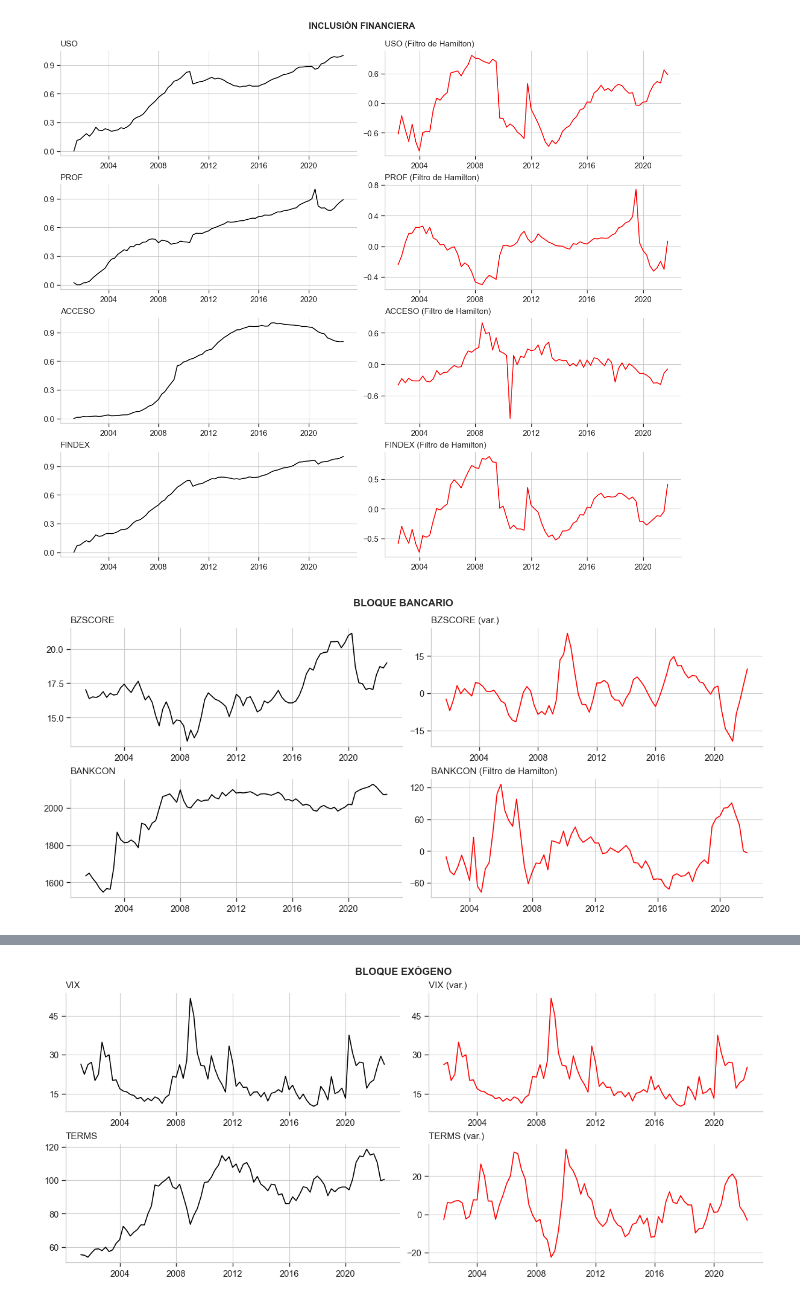
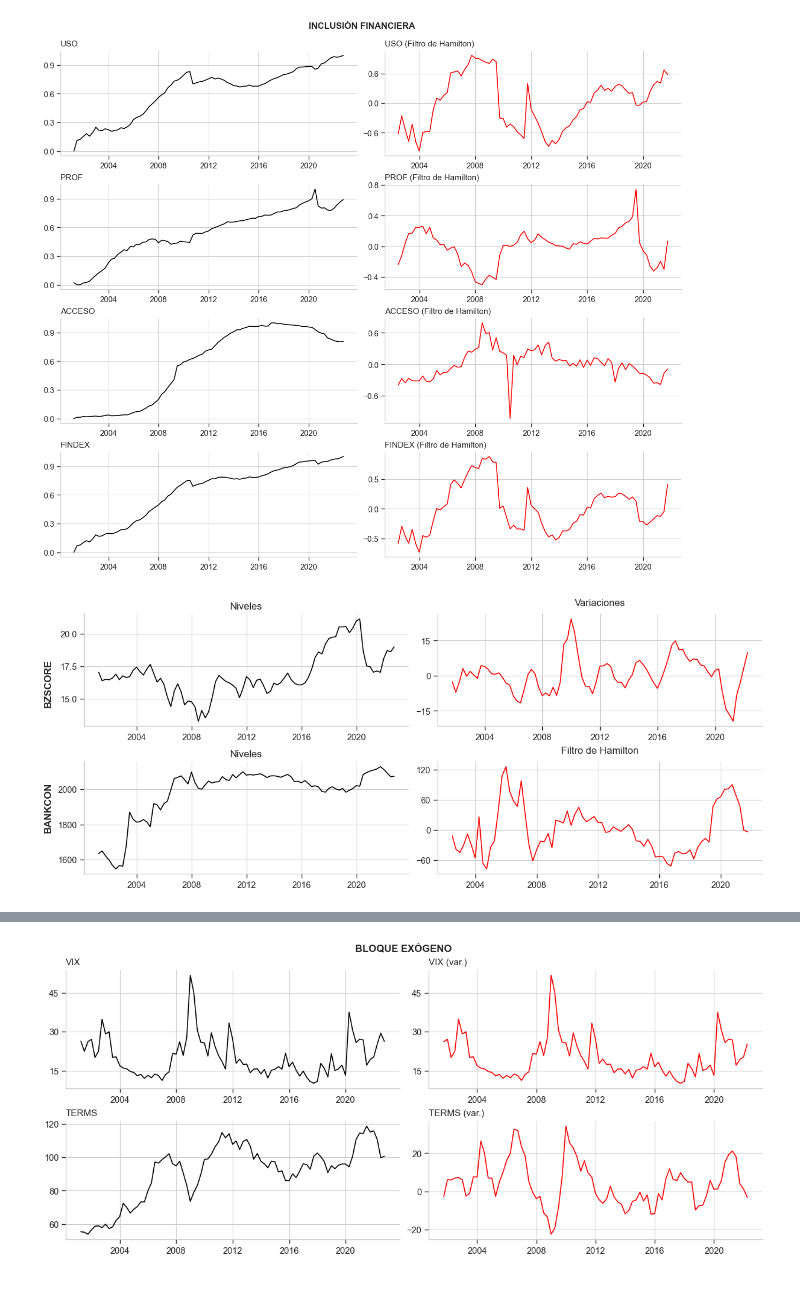
Before and after one commit to GabrielDelCarpio/Tesis-paper, a Jupyter notebook: Data y gráficos/PCA/PCA_python 2.ipynb, the cells around one changed output, grey strips where cells are left out. Cells and saved outputs as stored; diff of their text form; code cells hidden in the pictures.

```diff
--- a/Data y gráficos/PCA/PCA_python 2.ipynb
+++ b/Data y gráficos/PCA/PCA_python 2.ipynb
@@ -478,55 +523,49 @@ plt.show()
 # %%
 plt.style.use('seaborn-v0_8-whitegrid')
 sns.set_context("paper", font_scale=1.2)
 
 # Variables
 variables = ["BZSCORE", "BANKCON"]
 n = len(variables)
 
 # Crear figura y ejes
 fig, axes = plt.subplots(nrows=n, ncols=2, figsize=(12, 2.5 * n), constrained_layout=True)
 
-# Si solo hay una variable, asegurar que axes sea indexable
+# Asegurar que axes sea indexable como lista de listas
 if n == 1:
     axes = [axes]
 
-# === Variable 1: BZSCORE ===
-axes[0][0].plot(niveles.index, niveles["BZSCORE"], color='black', linewidth=1.2)
-axes[0][0].set_title("BZSCORE", loc='left', fontsize=11)
-axes[0][0].tick_params(axis='x', labelrotation=0)
-axes[0][0].spines[['top', 'right']].set_visible(False)
+# Título general de toda la figura
+# fig.suptitle("BLOQUE BANCARIO", fontsize=12, fontweight='bold', y=1.03)
 
-axes[0][1].plot(variaciones.index, variaciones["BZSCORE"], color='red', linewidth=1.2)
-axes[0][1].set_title("BZSCORE (var.)", loc='left', fontsize=11)
-axes[0][1].tick_params(axis='x', labelrotation=0)
-axes[0][1].spines[['top', 'right']].set_visible(False)
+# Recorrer variables
+for i, var in enumerate(variables):
+    # === Subtítulo general de la fila, a la izquierda (rotado 90°) ===
+    # Calcular la posición vertical centrada entre los dos subgráficos
+    y_center = (axes[i][0].get_position().y0 + axes[i][0].get_position().y1) / 2
+    fig.text(-0.01, y_center, var, rotation=90, va='center', ha='center', fontsize=12, fontweight='bold')
 
-for ax in axes[0]:
-    ax.yaxis.set_major_locator(ticker.MaxNLocator(nbins=4))
+    # === Columna 1: Niveles ===
+    axes[i][0].plot(niveles.index, niveles[var], color='black', linewidth=1.2)
+    axes[i][0].set_title("Niveles", loc='center', fontsize=12)
+    axes[i][0].tick_params(axis='x', labelrotation=0)
+    axes[i][0].spines[['top', 'right']].set_visible(False)
+    axes[i][0].yaxis.set_major_locator(ticker.MaxNLocator(nbins=4))
 
-# === Variable 2: BANKCON ===
-axes[1][0].plot(niveles.index, niveles["BANKCON"], color='black', linewidth=1.2)
-axes[1][0].set_title("BANKCON", loc='left', fontsize=11)
-axes[1][0].tick_params(axis='x', labelrotation=0)
-axes[1][0].spines[['top', 'right']].set_visible(False)
+    # === Columna 2: Variaciones o Filtro de Hamilton ===
+    axes[i][1].plot(variaciones.index, variaciones[var], color='red', linewidth=1.2)
 
-axes[1][1].plot(variaciones.index, variaciones["BANKCON"], color='red', linewidth=1.2)
+    # Título del segundo gráfico según variable
+    right_title = "Filtro de Hamilton" if var == "BANKCON" else "Variaciones"
+    axes[i][1].set_title(right_title, loc='center', fontsize=12, pad=10)
 
-# 🔽 AQUÍ puedes editar libremente el subtítulo del gráfico de variación
-axes[1][1].set_title("BANKCON (Filtro de Hamilton)", loc='left', fontsize=11)
-
-axes[1][1].tick_params(axis='x', labelrotation=0)
-axes[1][1].spines[['top', 'right']].set_visible(False)
-
-for ax in axes[1]:
-    ax.yaxis.set_major_locator(ticker.MaxNLocator(nbins=4))
-
-# Título del bloque
-fig.suptitle("BLOQUE BANCARIO", fontsize=12, fontweight='bold', y=1.05)
+    axes[i][1].tick_params(axis='x', labelrotation=0)
+    axes[i][1].spines[['top', 'right']].set_visible(False)
+    axes[i][1].yaxis.set_major_locator(ticker.MaxNLocator(nbins=4))
 
 plt.show()
 # %% [output]
-[figure, old version]
+[figure, new version]
 # %%
 # Estilo sobrio tipo paper
 plt.style.use('seaborn-v0_8-whitegrid')
```
Also changed, not shown: parts of 5 cells of this notebook, 4 other files.
